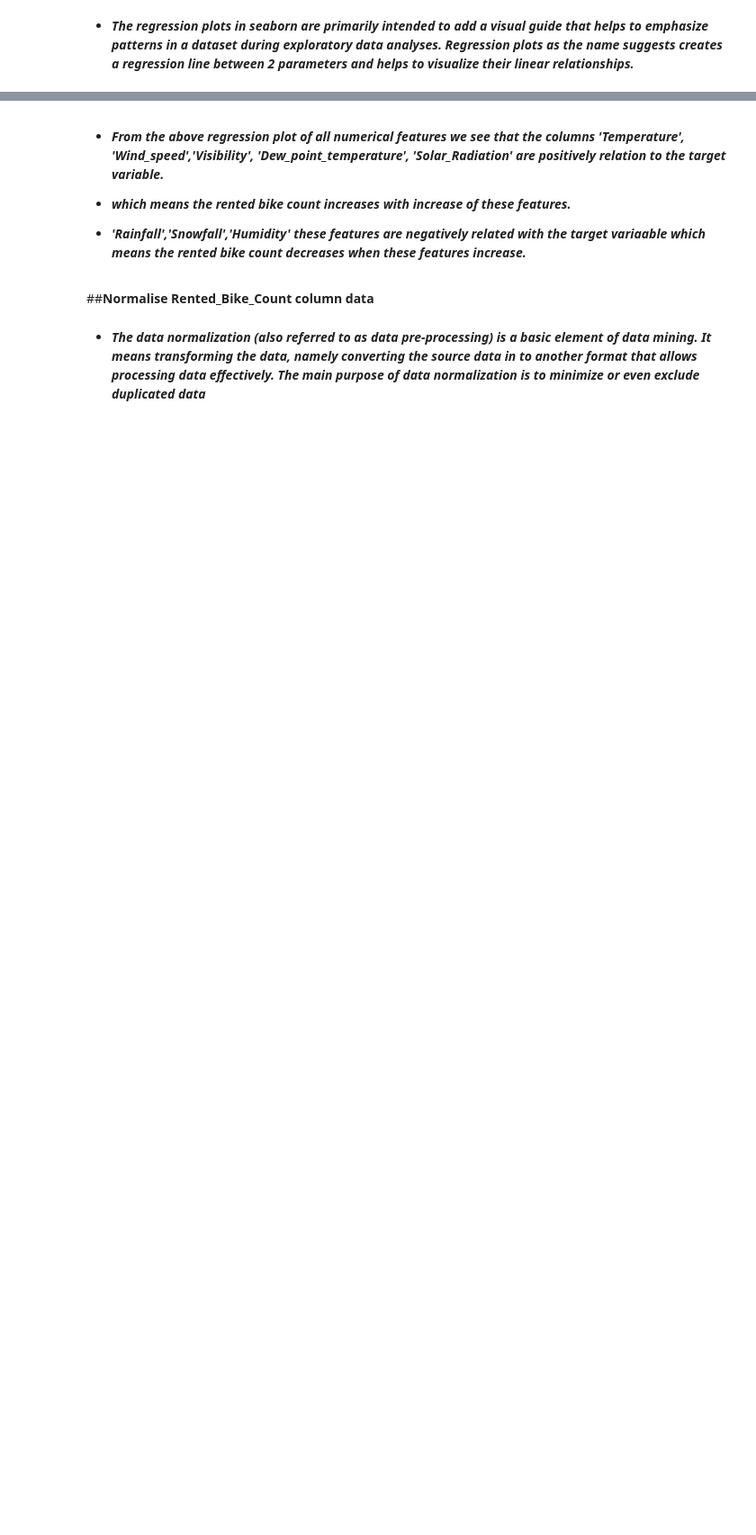
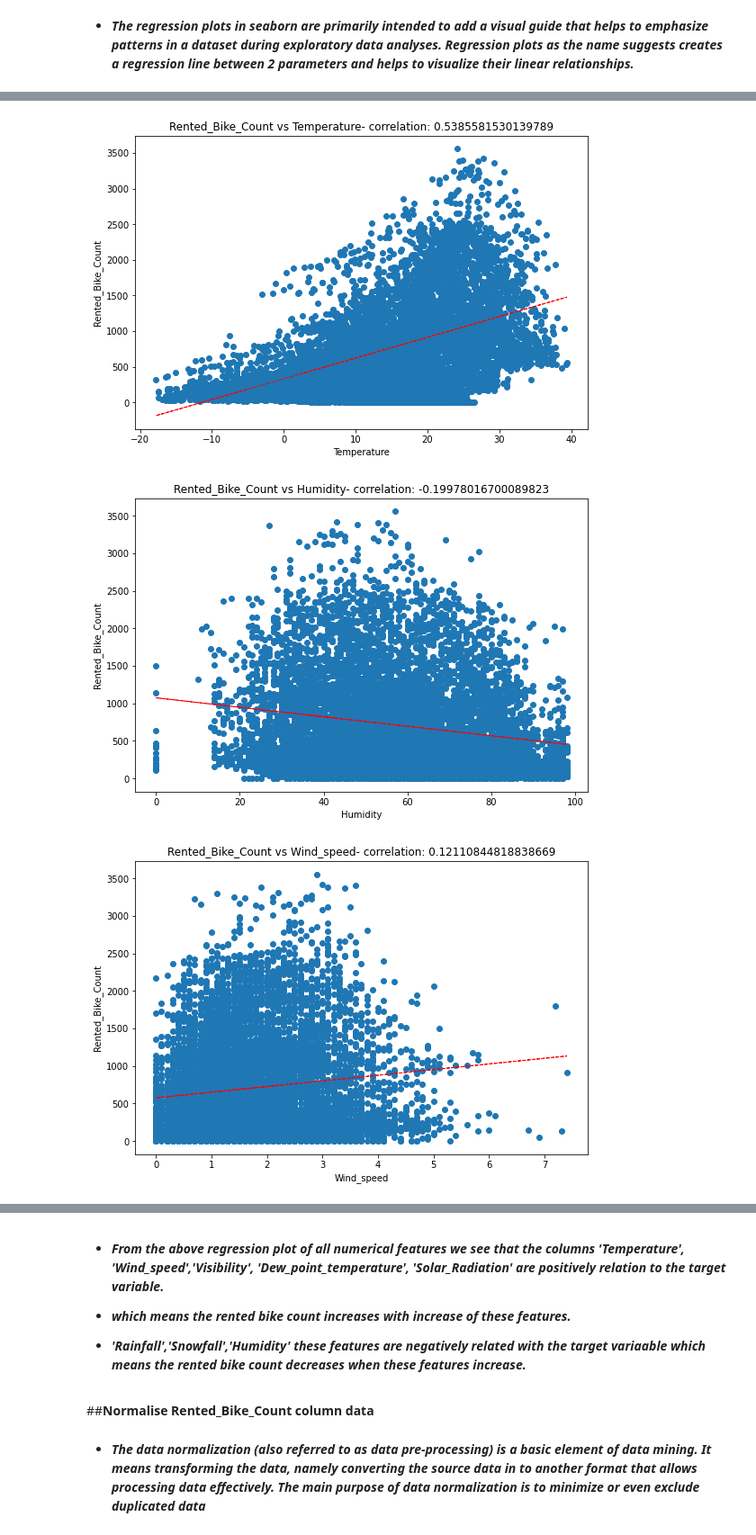
Before and after one commit to Zunaid686/bike-sharing-demand-predication, a Jupyter notebook: Bike_Sharing_Demand_Prediction_Capstone_Project.ipynb, the cells around one changed output, grey strips where cells are left out. Shown at 90% size. Drawn from its saved outputs; the diff is of its cells as text; code cells hidden in the pictures; blank space fills up the shorter version.

```diff
--- a/Bike_Sharing_Demand_Prediction_Capstone_Project.ipynb
+++ b/Bike_Sharing_Demand_Prediction_Capstone_Project.ipynb
@@ -732,0 +739,22 @@ for col in numerical_features:
+# %%
+#printing the regression plot for all the numerical features
+for col in numerical_features[1:]:
+    fig = plt.figure(figsize=(9, 6))
+    ax = fig.gca()
+    feature = bike_df[col]
+    label = bike_df['Rented_Bike_Count']
+    correlation = feature.corr(label)
+    plt.scatter(x=feature, y=label)
+    plt.xlabel(col)
+    plt.ylabel('Rented_Bike_Count')
+    ax.set_title('Rented_Bike_Count vs ' + col + '- correlation: ' + str(correlation))
+    z = np.polyfit(bike_df[col], bike_df['Rented_Bike_Count'], 1)
+    y_hat = np.poly1d(z)(bike_df[col])
+
+    plt.plot(bike_df[col], y_hat, "r--", lw=1)
+
+plt.show()
+# %% [output]
+[figure, added]
+[figure, added]
+[figure, added]
```
Also changed, not shown: parts of 42 cells of this notebook.
